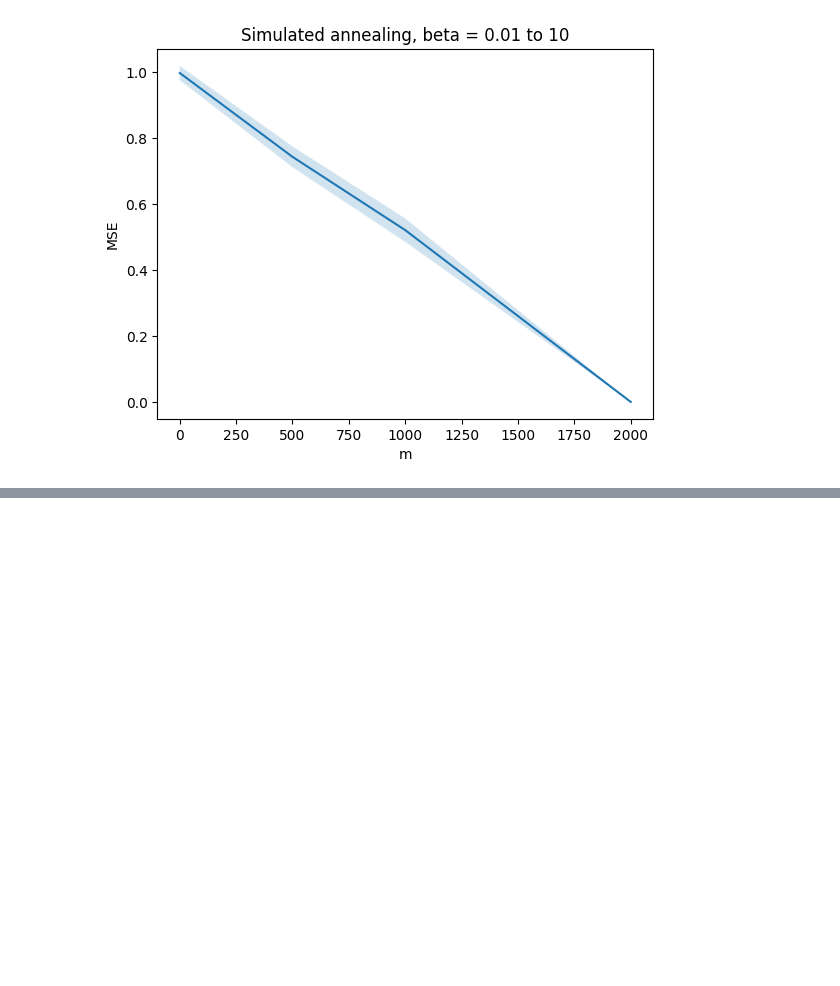
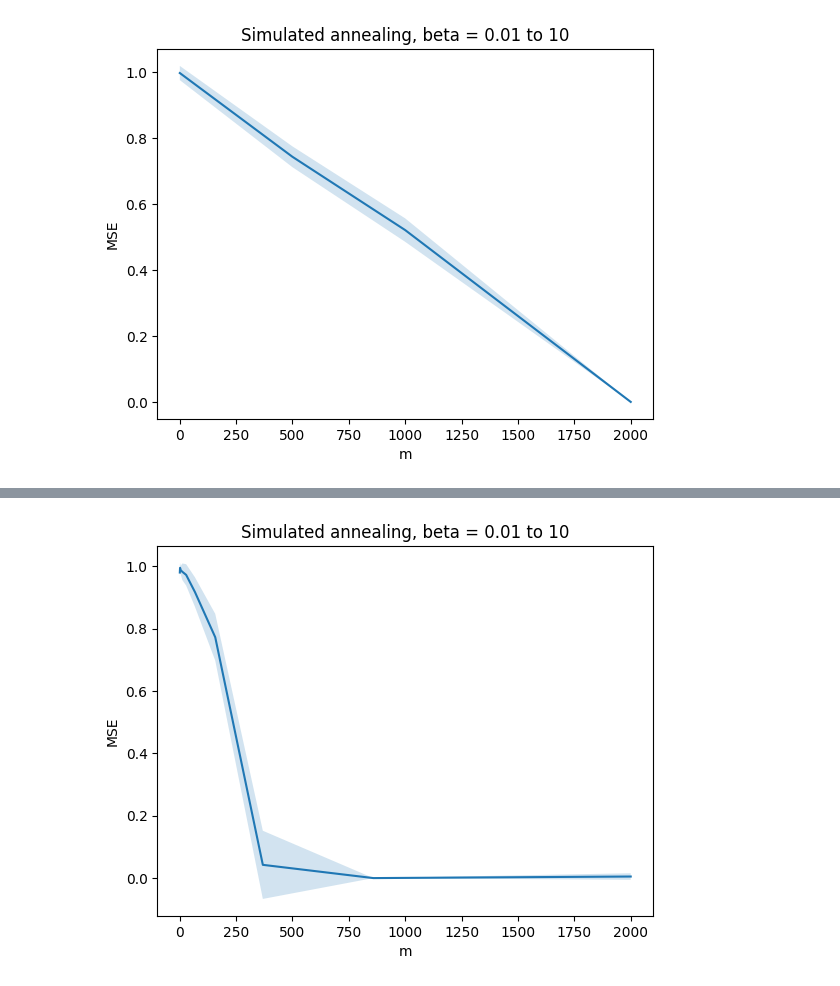
Before and after one commit to andreamiele/signal-recovery-using-mcmc, a Jupyter notebook: MH_SA.ipynb, the cells around one changed output, grey strips where cells are left out. Saved outputs shown, nothing was run; the diff lists cells and outputs as text; code cells hidden in the pictures; blank space fills up the shorter version.

```diff
--- a/MH_SA.ipynb
+++ b/MH_SA.ipynb
@@ -195,0 +319,18 @@ plt.savefig("SA.png")
+# %%
+score = mses_sa
+mean_score = np.mean(score, axis=1)
+sample_dev = np.sqrt(
+    np.sum(np.square(score.T-mean_score), axis=0)/(n_repet-1)
+    )
+#err_bar = 1.96 * sample_dev / math.sqrt(n_repet)
+
+plt.plot(ms, mean_score)
+plt.fill_between(ms, mean_score+sample_dev, mean_score-sample_dev, alpha=0.2)
+
+plt.title("Simulated annealing, beta = 0.01 to 10")
+plt.xlabel("m")
+plt.ylabel("MSE")
+
+plt.savefig("SA.png")
+# %% [output]
+[figure, added]
```
Also changed, not shown: parts of 9 cells of this notebook.
